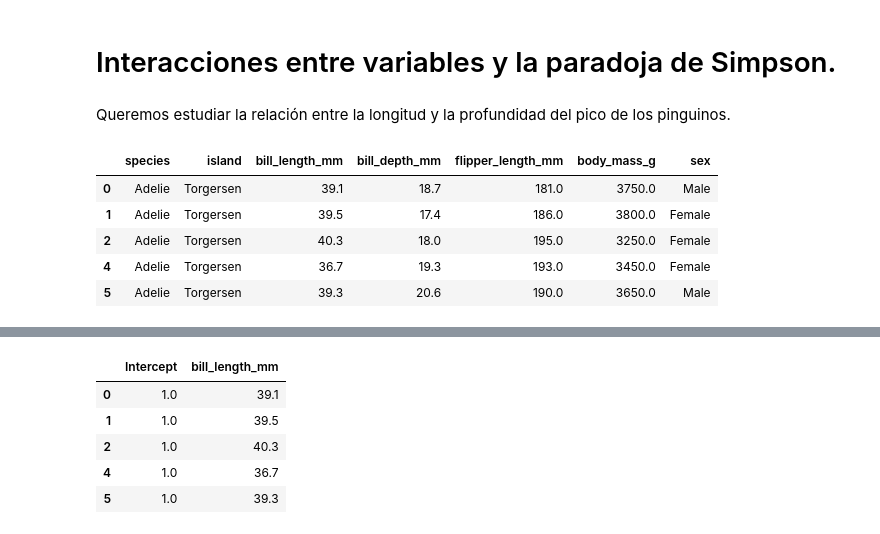
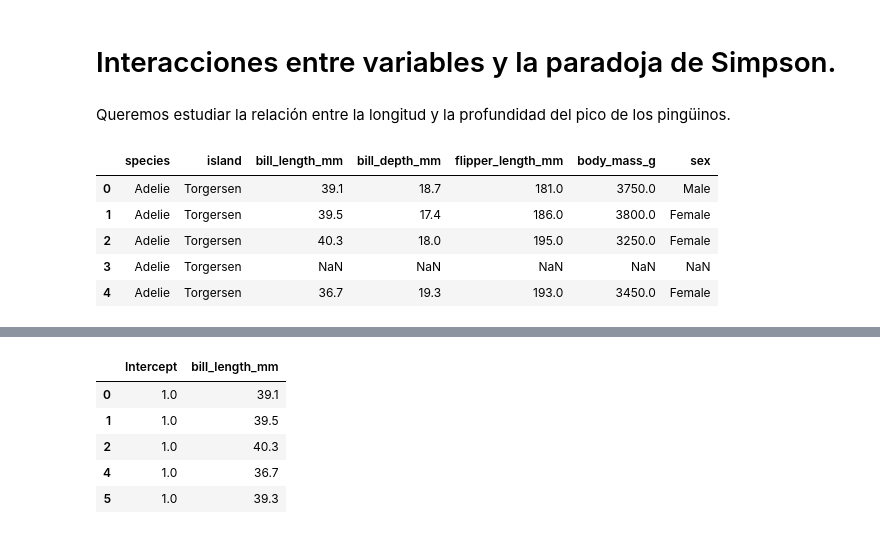
Before and after one commit to fcen-amateur/ldd, a Jupyter notebook: Notebooks/clase9-ldd-entrenamiento.ipynb, the cells around one changed output, grey strips where cells are left out. Drawn from its saved outputs; the diff is of its cells as text; code cells hidden in the pictures.

```diff
--- a/Notebooks/clase9-ldd-entrenamiento.ipynb
+++ b/Notebooks/clase9-ldd-entrenamiento.ipynb
@@ -451,14 +461,14 @@ memory usage: 28.2+ KB
 # %% [markdown]
 # Interacciones entre variables y la paradoja de Simpson.
 # %% [markdown]
-Queremos estudiar la relación entre la longitud y la profundidad del pico de los pinguinos.
+Queremos estudiar la relación entre la longitud y la profundidad del pico de los pingüinos.
 # %%
-penguins = sns.load_dataset("penguins").dropna()  # Eliminamos las filas con datos faltantes
+penguins = sns.load_dataset("penguins")  # Eliminamos las filas con datos faltantes
 penguins.head()
 # %% [output]
 |  | species | island | bill_length_mm | bill_depth_mm | flipper_length_mm | body_mass_g | sex |
 | 0 | Adelie | Torgersen | 39.1 | 18.7 | 181.0 | 3750.0 | Male |
 | 1 | Adelie | Torgersen | 39.5 | 17.4 | 186.0 | 3800.0 | Female |
 | 2 | Adelie | Torgersen | 40.3 | 18.0 | 195.0 | 3250.0 | Female |
+| 3 | Adelie | Torgersen | NaN | NaN | NaN | NaN | NaN |
 | 4 | Adelie | Torgersen | 36.7 | 19.3 | 193.0 | 3450.0 | Female |
-| 5 | Adelie | Torgersen | 39.3 | 20.6 | 190.0 | 3650.0 | Male |
```
Also changed, not shown: parts of 28 cells of this notebook, 2 other files.
